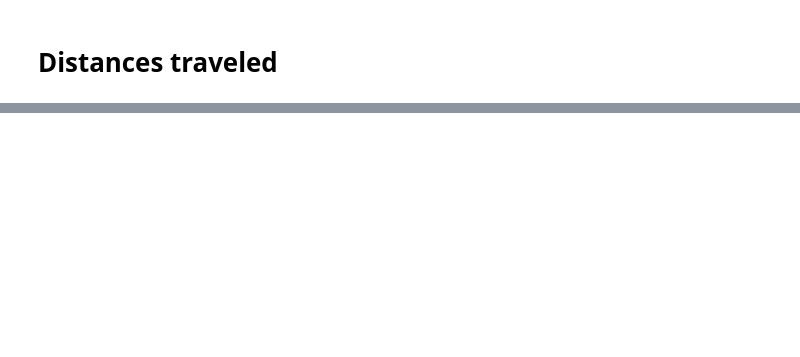
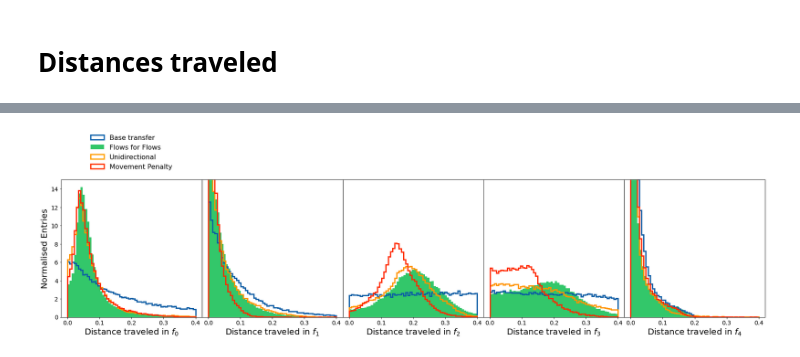
Before and after one commit to rmastand/flows4flows, a Jupyter notebook: paper_plots_science.ipynb, the cells around one changed output, grey strips where cells are left out. Cells and saved outputs as stored; diff of their text form; code cells hidden in the pictures; blank space fills up the shorter version.

```diff
--- a/paper_plots_science.ipynb
+++ b/paper_plots_science.ipynb
@@ -337,26 +353,28 @@ plt.show()
 # %%
 bins = np.linspace(0, .4, 60)
 
 fig, ax = plt.subplots(1, 5, figsize = (30, 6))
 for i in range(5):
 
     ax[i].set_ylim(0, 20)
 
     for key in transformed_data.keys():
 
         ax[i].hist(feature_distances_traveled[i][key], bins = bins, label = labels_dict[key],
                    histtype = style_dict[key][0], density = True,color = style_dict[key][1],
                           alpha = style_dict[key][2],  hatch = style_dict[key][3], linewidth = style_dict[key][4])
-    ax[i].set_xlabel(f"Distance traveled in $f_{i}$", fontsize = 26)
+    ax[i].set_xlabel(f"Distance traveled in $f_{i}$", fontsize = f_1)
     ax[i].set_ylim(0,15)
-
+    ax[i].tick_params(axis='both', labelsize=f_3)
     if i != 0:
         ax[i].set_yticks([])
 
 
 plt.subplots_adjust(wspace=0, hspace=0)
-ax[0].legend(fontsize = 18)
-ax[0].set_ylabel("Density", fontsize = 26)
-plt.savefig(f"plots/science_distances_traveled_features", bbox_inches="tight")
+ax[0].legend(fontsize = f_2, loc = "center", frameon = False, bbox_to_anchor = (.5, 1.2))
+ax[0].set_ylabel("Normalised Entries", fontsize = f_1)
+plt.savefig(f"plots/science_distances_traveled_features.pdf", bbox_inches="tight")
 plt.show()
+# %% [output]
+[figure, added]
 # %%
```
Also changed, not shown: parts of 5 cells of this notebook.
